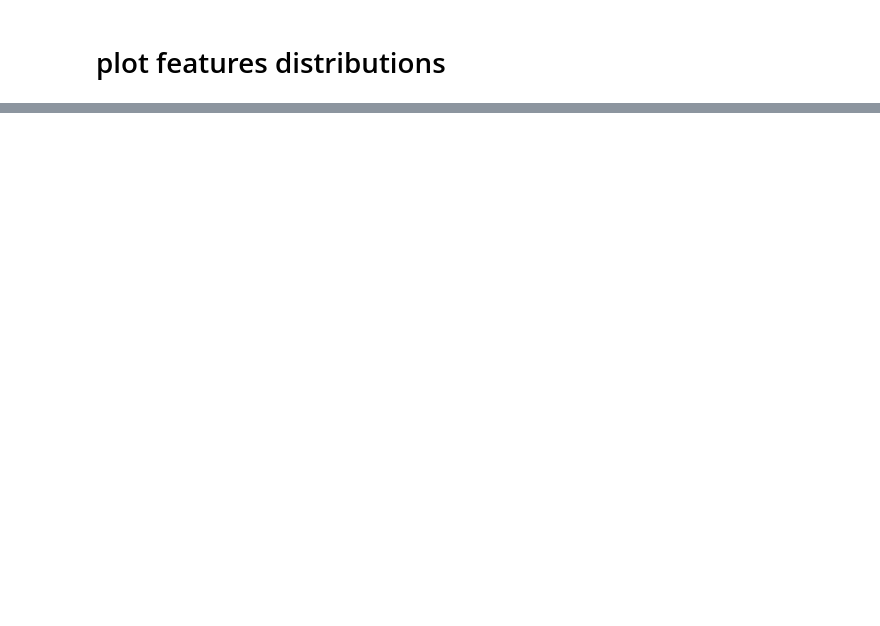
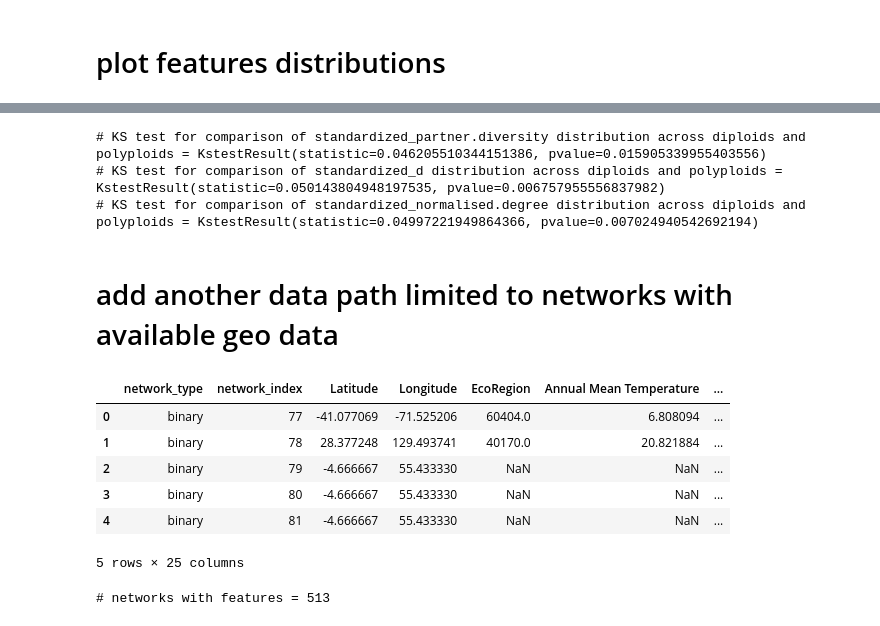
Before and after one commit to halabikeren/plant_pollinator_networks, a Jupyter notebook: notebooks/statistical_analysis/species_level/prepare_data.ipynb, the cells around one changed output, grey strips where cells are left out. Saved outputs shown, nothing was run; the diff lists cells and outputs as text; code cells hidden in the pictures; blank space fills up the shorter version.

Commit message:
reformatted analysis

```diff
--- a/notebooks/statistical_analysis/species_level/prepare_data.ipynb
+++ b/notebooks/statistical_analysis/species_level/prepare_data.ipynb
@@ -12,7 +12,7 @@ import os
 INFO: Pandarallel will run on 20 workers.
 INFO: Pandarallel will use Memory file system to transfer data between the main process and workers.
 # %%
-do_weighted = True
+do_weighted = False
 
 relevant_features = ["partner.diversity", # shanon diversity
                      "d", # speciality index d',
@@ -21,27 +21,26 @@ relevant_features = ["partner.diversity", # shanon diversity
                      "weighted.closeness",
                      "hubbiness_score"]  # generality
 relevant_features += [f"standardized_{f}" for f in relevant_features]
-relevant_metadata = []
-#                      ['taxonomic_rank',
-#                      'cot',
-#                      'growth',
-#                      'life_form',
-#                      'si',
-#                      'pollination_mode',
-#                      'selfing_mode',
-#                      'mean_tm']
 
 allmb_tree_path = "../../../data/trees/ALLMB.tre"
 networks_dir = "../../../data/networks/all/"
 species_features_paths = {"binary": "../../../data/features/plant/binary/features.csv",
                           "binarized_weighted": "../../../data/features/plant/binarized_weighted/features.csv",
                           "weighted": "../../../data/features/plant/weighted/features.csv"}
+
 classification_path = "../../../data/ploidy_classification/plant_classification.csv"
 ploidb_path = "../../../data/ploidy_classification/ploidb_by_genus_without_missing.csv"
 
+taxonomic_data_path = "../../../data/features/taxonomic_features/net_to_pollinators_taxonomic_classification.csv"
+networks_metadata_path = "../../../data/networks/all/networks_metadata.csv"
+
+
 processed_data_path = f"../../../data/statistical_analysis/species_level/processed_features_with_ploidy_classification_on_{'un' if not do_weighted else ''}weighted_networks.csv"
+processed_data_w_geo_path = f"../../../data/statistical_analysis/species_level/processed_features_with_ploidy_classification_and_geodata_on_{'un' if not do_weighted else ''}weighted_networks.csv"
+
 pre_processed_tree_path = f"../../../data/statistical_analysis/species_level/unique_species_tree_on_{'un' if not do_weighted else ''}weighted_networks.nwk"
 processed_tree_path = f"../../../data/statistical_analysis/species_level/species_tree_on_{'un' if not do_weighted else ''}weighted_networks.nwk"
+
 species_list_path = f"../../../data/statistical_analysis/species_level/species_list_{'un' if not do_weighted else ''}weighted_analysis.csv"
 # %% [markdown]
 # process data
@@ -312,0 +372,18 @@ fig.savefig(f"../../../data/figures/fig1_{'weighted' if do_weighted else 'binary
+# %%
+from scipy.stats import ks_2samp
+
+for feature in relevant_features:
+    if not "standardized" in feature:
+        continue
+    dres = ks_2samp(features_by_ploidy.get_group("Diploids")[feature], features_by_ploidy.get_group("Polyploids")[feature])
+    if dres.pvalue <= 0.05:
+        print(f"# KS test for comparison of {feature} distribution across diploids and polyploids = {dres}")
+# %% [output]
+# KS test for comparison of standardized_partner.diversity distribution across diploids and polyploids = KstestResult(statistic=0.046205510344151386, pvalue=0.015905339955403556)
+# KS test for comparison of standardized_d distribution across diploids and polyploids = KstestResult(statistic=0.050143804948197535, pvalue=0.006757955556837982)
+# KS test for comparison of standardized_normalised.degree distribution across diploids and polyploids = KstestResult(statistic=0.04997221949864366, pvalue=0.007024940542692194)
+# %% [markdown]
+# add another data path limited to networks with available geo data
+# %%
+final_features_with_classification = pd.read_csv(processed_data_path)
+networks_metadata = pd.read_csv(networks_metadata_path).rename(columns={"species_richness.y": "species_richness"})
@@ -312,0 +392,14 @@ fig.savefig(f"../../../data/figures/fig1_{'weighted' if do_weighted else 'binary
+# %%
+networks_metadata[["network_type", "network_index"] + bioclim_columns].head()
+# %% [output]
+|  | network_type | network_index | Latitude | Longitude | EcoRegion | Annual Mean Temperature | ... |
+| 0 | binary | 77 | -41.077069 | -71.525206 | 60404.0 | 6.808094 | ... |
+| 1 | binary | 78 | 28.377248 | 129.493741 | 40170.0 | 20.821884 | ... |
+| 2 | binary | 79 | -4.666667 | 55.433330 | NaN | NaN | ... |
+| 3 | binary | 80 | -4.666667 | 55.433330 | NaN | NaN | ... |
+| 4 | binary | 81 | -4.666667 | 55.433330 | NaN | NaN | ... |
+5 rows × 25 columns
+# %%
+print(f"# networks with features = {final_features_with_classification[['network_type', 'network_index']].drop_duplicates().shape[0]:,}")
+# %% [output]
+# networks with features = 513
```
Also changed, not shown: parts of 24 cells of this notebook, 1 other file.
